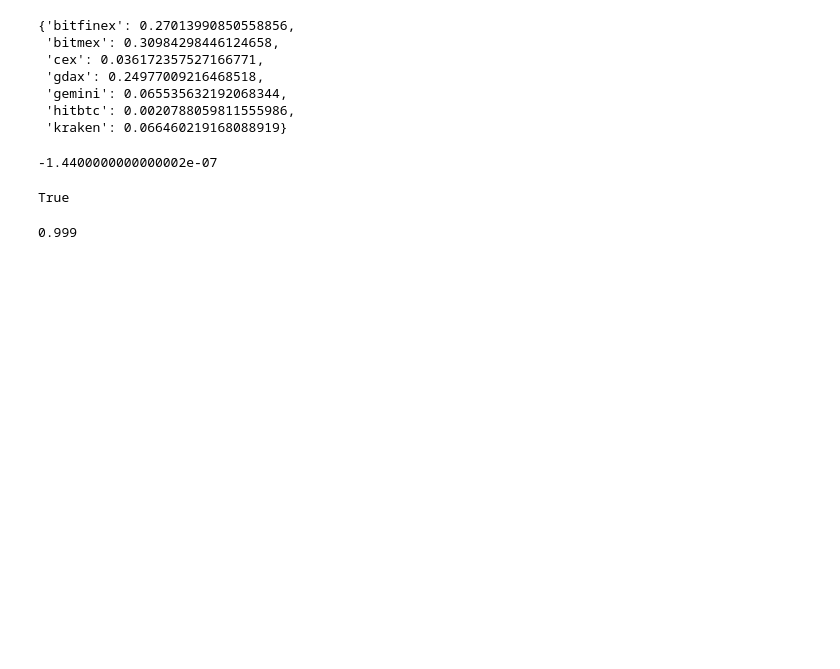
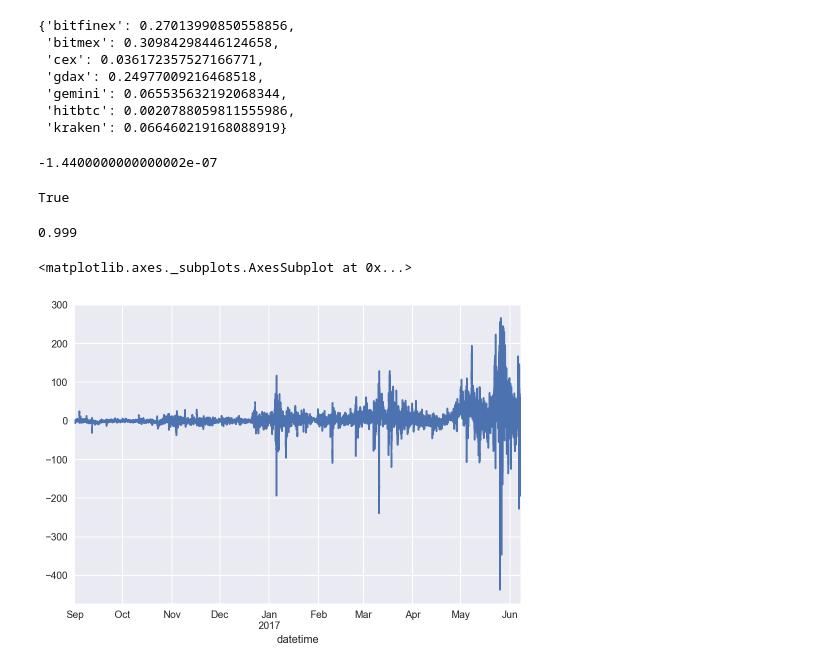
Before and after one commit to asdfkjahsdf/price_discovery, a Jupyter notebook: notebook.ipynb, the cells around one changed output. Cells and saved outputs as stored; diff of their text form; code cells hidden in the pictures; blank space fills up the shorter version.

```diff
--- a/notebook.ipynb
+++ b/notebook.ipynb
@@ -809,3 +809,8 @@ True
 0.006 + 0.031 + 0.118 + 0.322 + 0.152 + 0.366 + 0.004
 # %% [output]
 0.999
+# %%
+(gdax_5min["2016-09-01":"2017-06-07"].tz_localize(None) - kraken_5min["2016-09-01":"2017-06-07"]).plot()
+# %% [output]
+<matplotlib.axes._subplots.AxesSubplot at 0x...>
+[figure, added]
```
Also changed, not shown: parts of 4 cells of this notebook, 2 other files.
